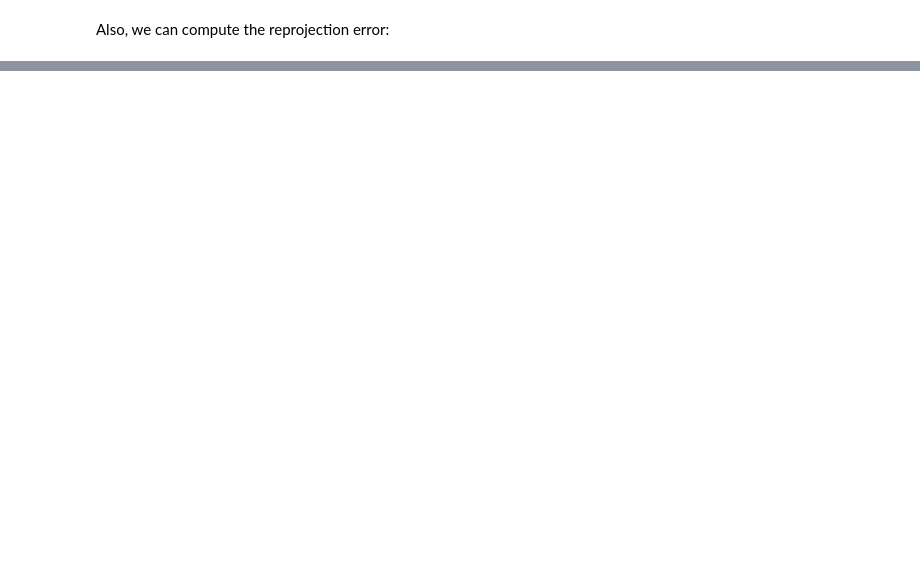
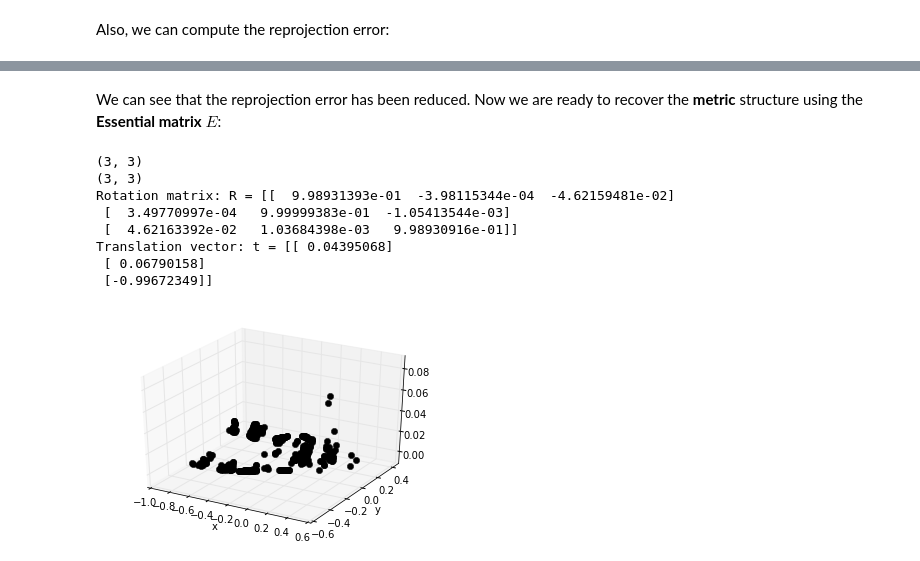
Before and after one commit to CesarAsturias/Computer_Vision, a Jupyter notebook: scripts/Optimal_F_Estimation.ipynb, the cells around one changed output, grey strips where cells are left out. Drawn from its saved outputs; the diff is of its cells as text; code cells hidden in the pictures; blank space fills up the shorter version.

```diff
--- a/scripts/Optimal_F_Estimation.ipynb
+++ b/scripts/Optimal_F_Estimation.ipynb
@@ -206,0 +237,22 @@ plt.plot(prior_error, 'k')
+# %% [markdown]
+We can see that the reprojection error has been reduced. Now we are ready to recover the **metric** structure using the **Essential matrix** $E$:
+# %%
+vo.E_from_F()
+R, t = vo.get_pose(matcher.global_kpts1, matcher.global_kpts2, vo.cam1.focal, vo.cam1.pp)
+print "Rotation matrix: R = {}".format(R)
+print "Translation vector: t = {}".format(t)
+
+# Compute camera matrix for the second view
+vo.cam2.compute_P(R, t)
+scene = utils.get_structure_normalized(matcher, img, vo)
+utils.plot_scene(scene)
+# %% [output]
+(3, 3)
+(3, 3)
+Rotation matrix: R = [[  9.98931393e-01  -3.98115344e-04  -4.62159481e-02]
+ [  3.49770997e-04   9.99999383e-01  -1.05413544e-03]
+ [  4.62163392e-02   1.03684398e-03   9.98930916e-01]]
+Translation vector: t = [[ 0.04395068]
+ [ 0.06790158]
+ [-0.99672349]]
+[figure, added]
```
Also changed, not shown: parts of 12 cells of this notebook.
